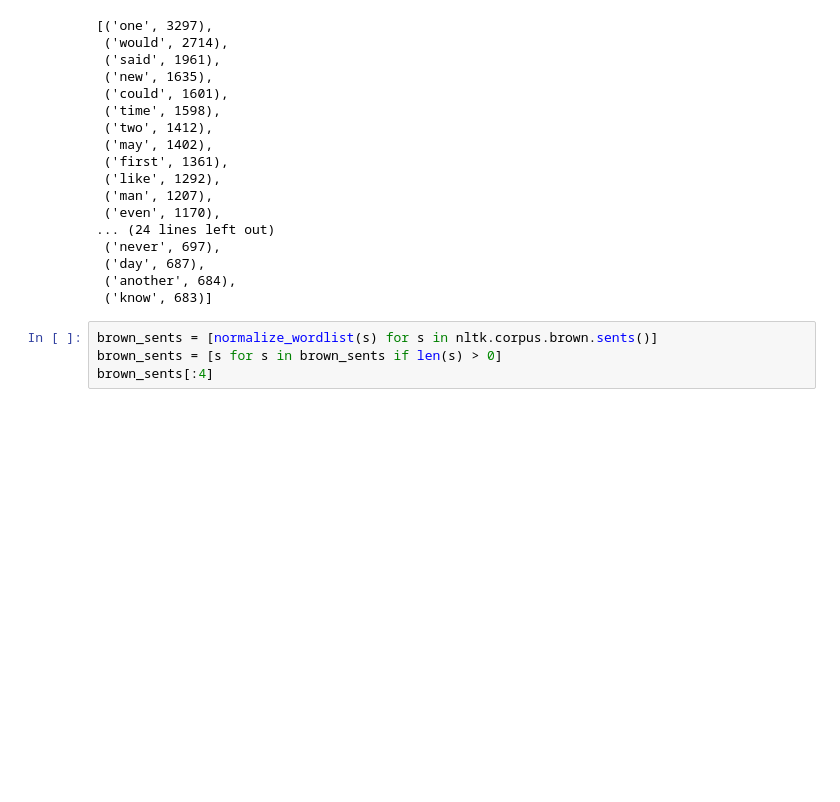
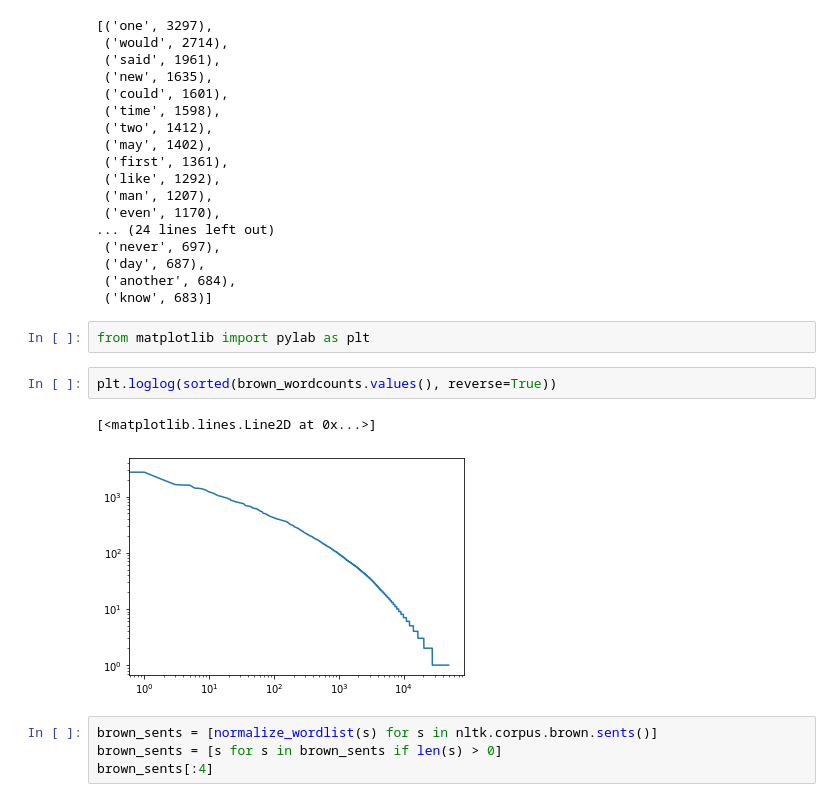
Before and after one commit to gerhardJaeger/vectorSpaceSemantics, a Jupyter notebook: session03/notebook03.ipynb, the cells around one changed output. Saved outputs shown, nothing was run; the diff lists cells and outputs as text; blank space fills up the shorter version.

```diff
--- a/session03/notebook03.ipynb
+++ b/session03/notebook03.ipynb
@@ -137,6 +141,13 @@ brown_wordcounts.most_common(40)
  ('day', 687),
  ('another', 684),
  ('know', 683)]
+# %%
+from matplotlib import pylab as plt
+# %%
+plt.loglog(sorted(brown_wordcounts.values(), reverse=True))
+# %% [output]
+[<matplotlib.lines.Line2D at 0x...>]
+[figure, added]
 # %%
 brown_sents = [normalize_wordlist(s) for s in nltk.corpus.brown.sents()]
 brown_sents = [s for s in brown_sents if len(s) > 0]
```
Also changed, not shown: parts of 13 cells of this notebook.
